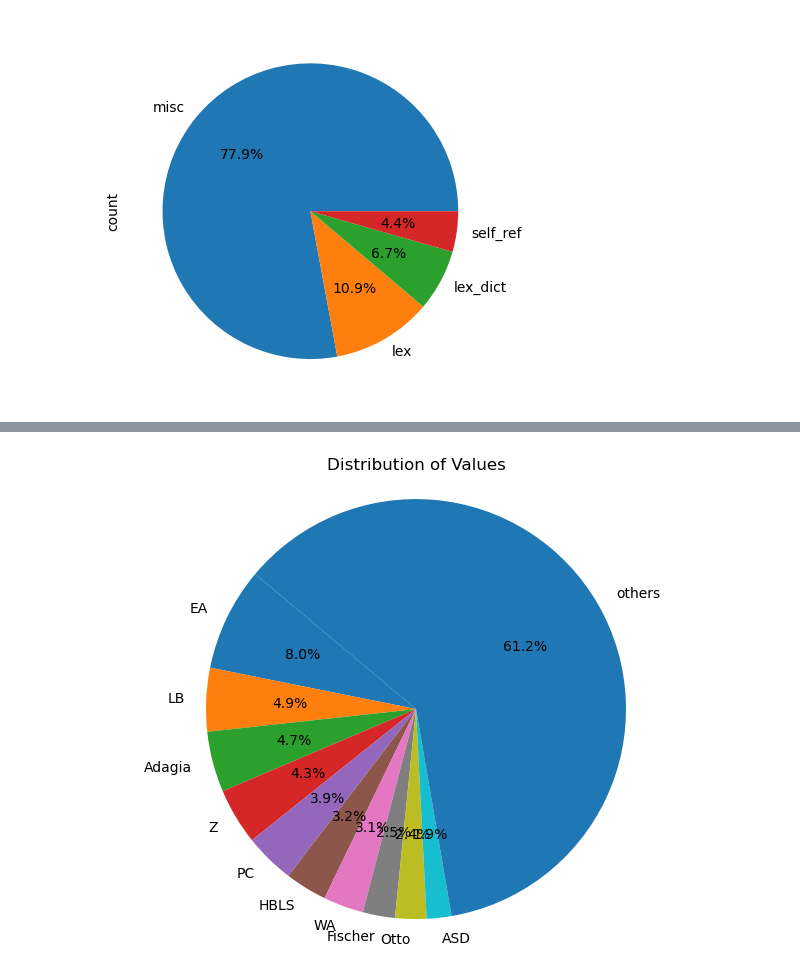
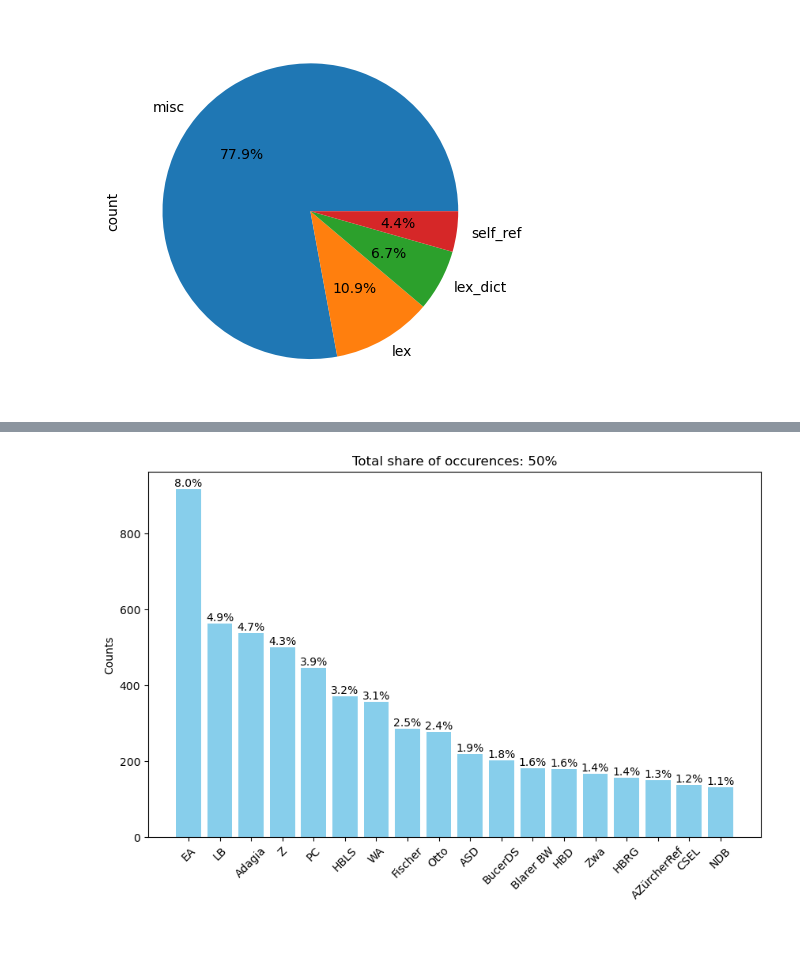
Before and after one commit to Boffl/BullingerDigitalLMFootnotes, a Jupyter notebook: lit_stats.ipynb, the cells around one changed output, grey strips where cells are left out. Drawn from its saved outputs; the diff is of its cells as text; code cells hidden in the pictures; blank space fills up the shorter version.

```diff
--- a/lit_stats.ipynb
+++ b/lit_stats.ipynb
@@ -95,7 +58,6 @@ most_common_lit
-# %%
-from bullinger_plots import pie
-lit_counter = Counter(lit_counter)
-pie(lit_counter, 0.4)
-# %% [output]
-[figure, removed]
+# %%
+import bullinger_plots
+bullinger_plots.bar(lit_counter, 0.50)
+# %% [output]
+[figure, added]
 # %%
```
Also changed, not shown: parts of 11 cells of this notebook, 1 other file.
